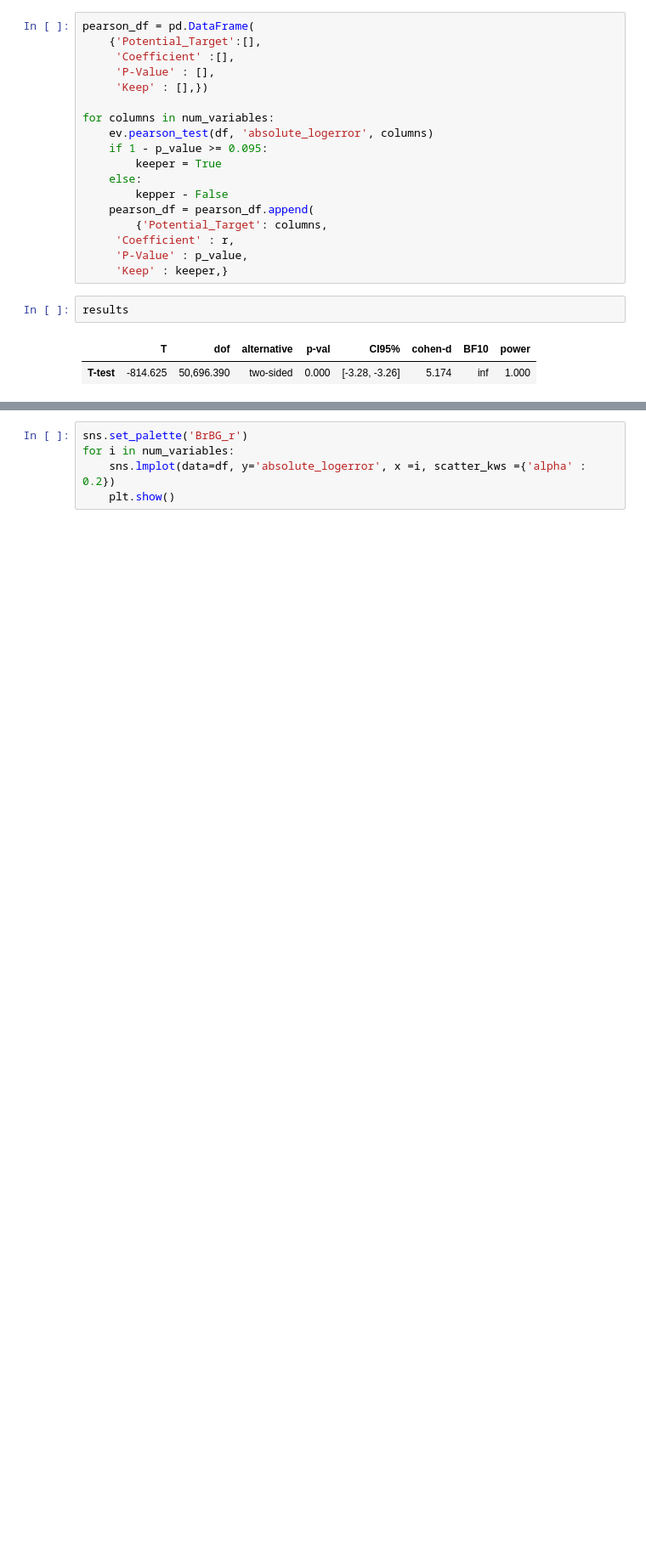
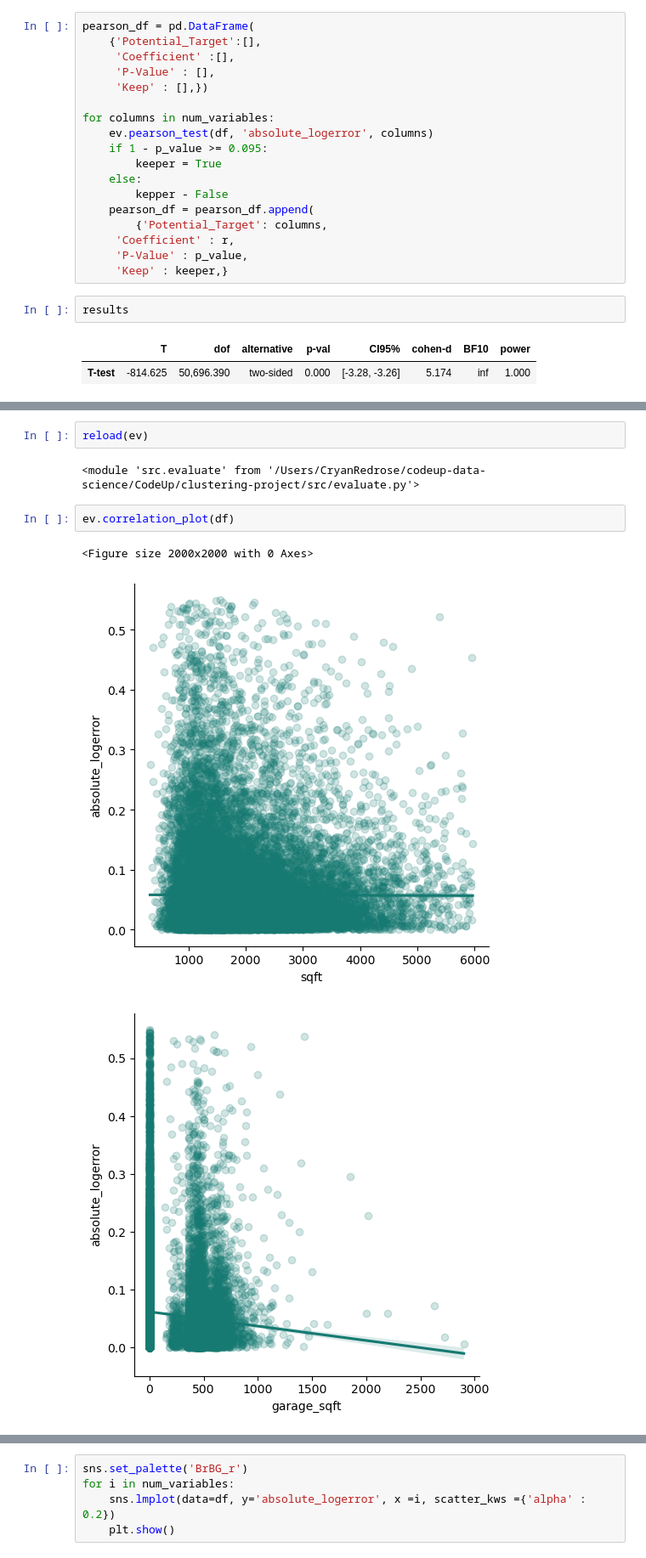
Before and after one commit to codeup-nadia-chris/clustering-project, a Jupyter notebook: chris_work_in_progress.ipynb, the cells around one changed output, grey strips where cells are left out. Shown at 85% size. Drawn from its saved outputs; the diff is of its cells as text; blank space fills up the shorter version.

```diff
--- a/chris_work_in_progress.ipynb
+++ b/chris_work_in_progress.ipynb
@@ -239,0 +263,10 @@ results
+# %%
+reload(ev)
+# %% [output]
+<module 'src.evaluate' from '/Users/CryanRedrose/codeup-data-science/CodeUp/clustering-project/src/evaluate.py'>
+# %%
+ev.correlation_plot(df)
+# %% [output]
+<Figure size 2000x2000 with 0 Axes>
+[figure, added]
+[figure, added]
```
Also changed, not shown: parts of 11 cells of this notebook, 2 other files.
